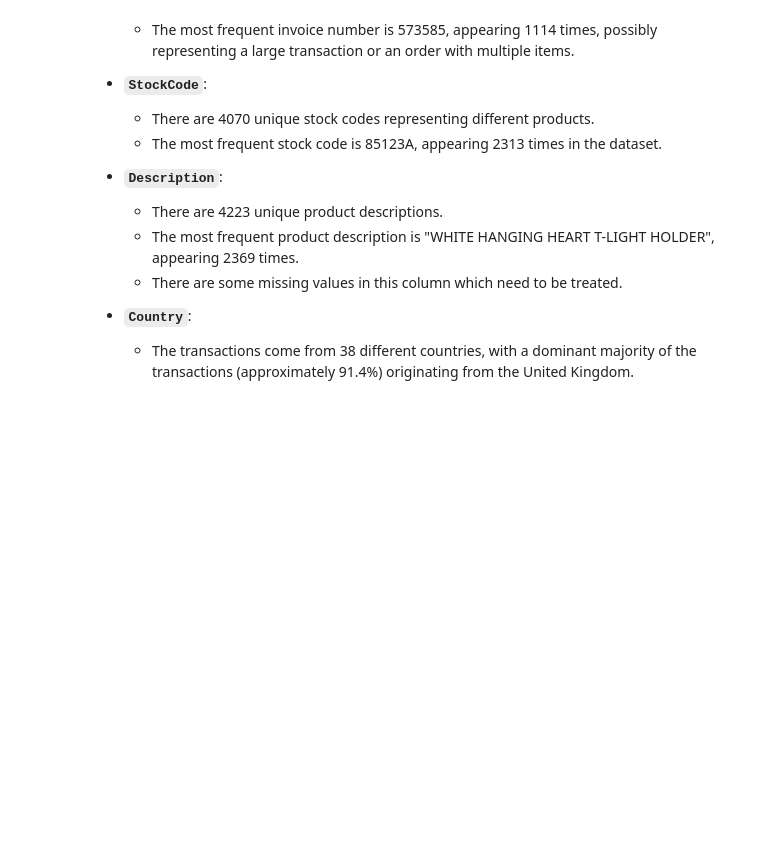
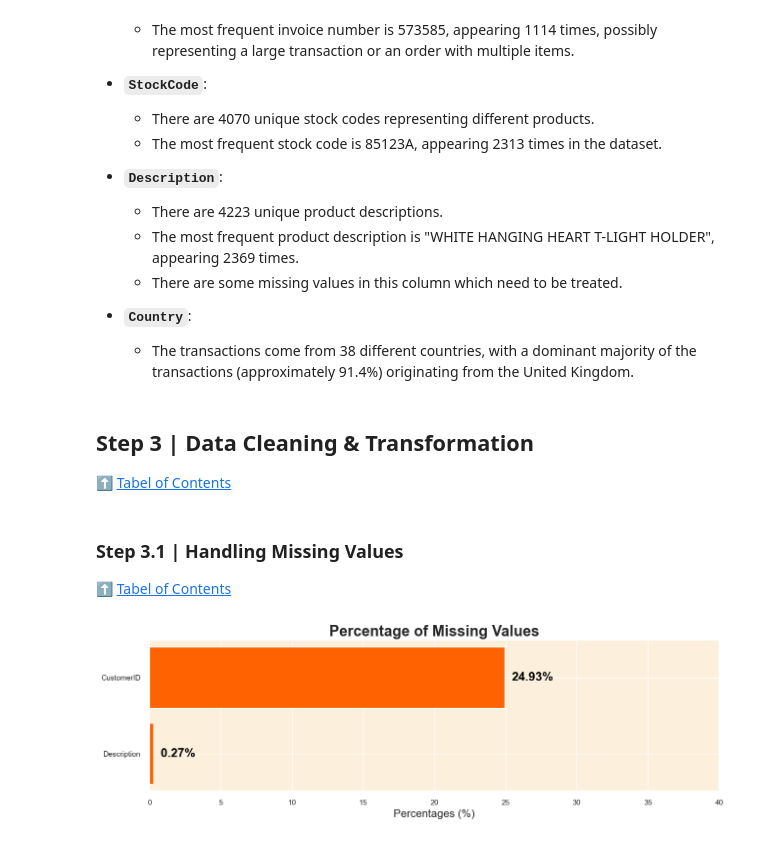
Before and after one commit to richardlevinson3/customer-personality-analytics, a Jupyter notebook: cusomter-personality-analytics.ipynb, the cells around one changed output. Cells and saved outputs as stored; diff of their text form; code cells hidden in the pictures; blank space fills up the shorter version.

Commit message:
feat: handle missing and dup

```diff
--- a/cusomter-personality-analytics.ipynb
+++ b/cusomter-personality-analytics.ipynb
@@ -230,3 +230,36 @@ df.describe(include='object').T
 
 - __`Country`__:
    - The transactions come from 38 different countries, with a dominant majority of the transactions (approximately 91.4%) originating from the United Kingdom.
+# %% [markdown]
+<a id="data_cleaning"></a>
+## Step 3 |  Data Cleaning & Transformation
+⬆️ [Tabel of Contents](#contents_tabel)
+# %% [markdown]
+<a id="missing_values"></a>
+### Step 3.1 | Handling Missing Values
+⬆️ [Tabel of Contents](#contents_tabel)
+# %%
+# Calculating the percentage of missing values for each column
+missing_data = df.isnull().sum()
+missing_percentage = (missing_data[missing_data > 0] / df.shape[0]) * 100
+
+# Prepare values
+missing_percentage.sort_values(ascending=True, inplace=True)
+
+# Plot the barh chart
+fig, ax = plt.subplots(figsize=(15, 4))
+ax.barh(missing_percentage.index, missing_percentage, color='#ff6200')
+
+# Annotate the values and indexes
+for i, (value, name) in enumerate(zip(missing_percentage, missing_percentage.index)):
+    ax.text(value+0.5, i, f"{value:.2f}%", ha='left', va='center', fontweight='bold', fontsize=18, color='black')
+
+# Set x-axis limit
+ax.set_xlim([0, 40])
+
+# Add title and xlabel
+plt.title("Percentage of Missing Values", fontweight='bold', fontsize=22)
+plt.xlabel('Percentages (%)', fontsize=16)
+plt.show()
+# %% [output]
+[figure, added]
```
Also changed, not shown: parts of 9 cells of this notebook.
